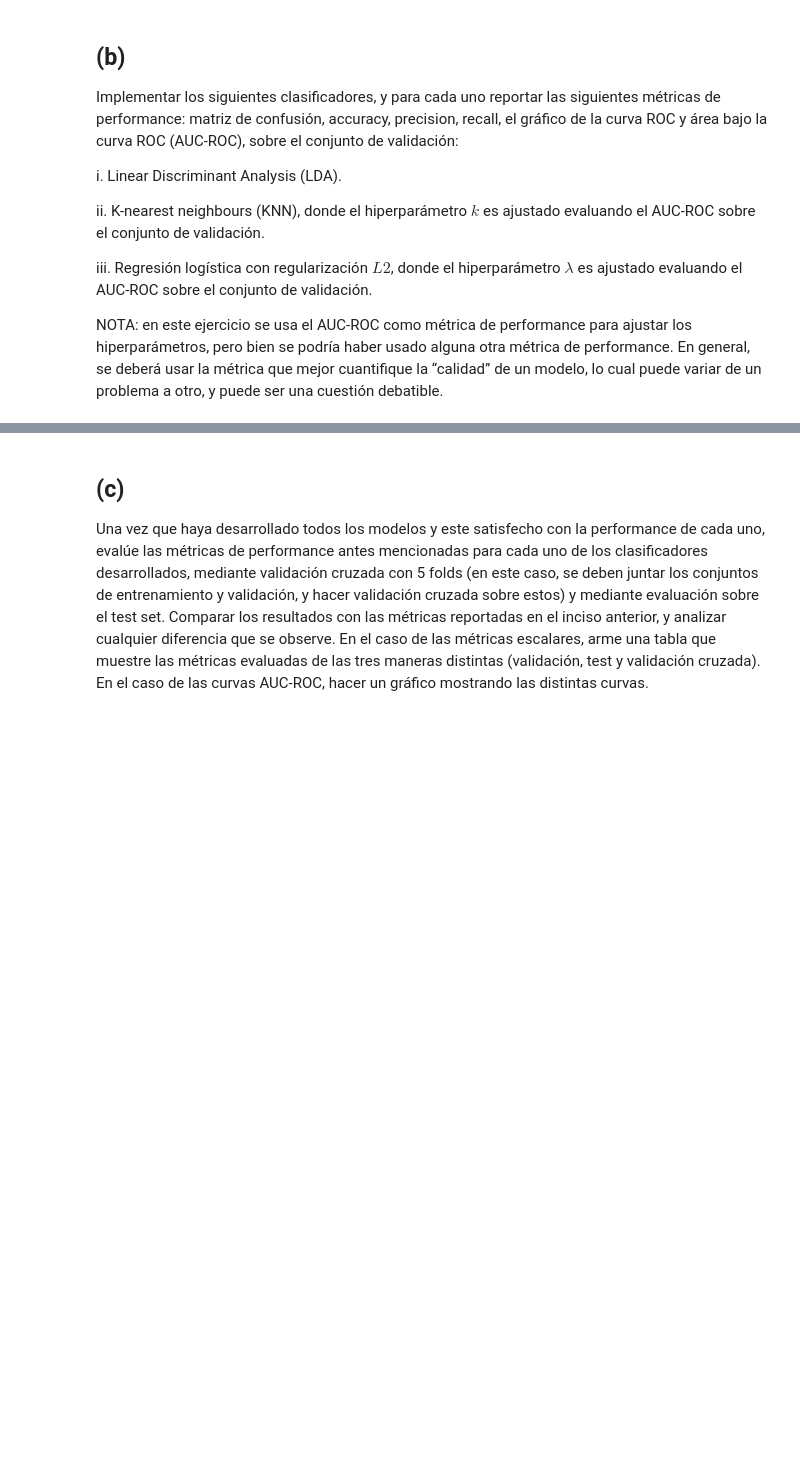
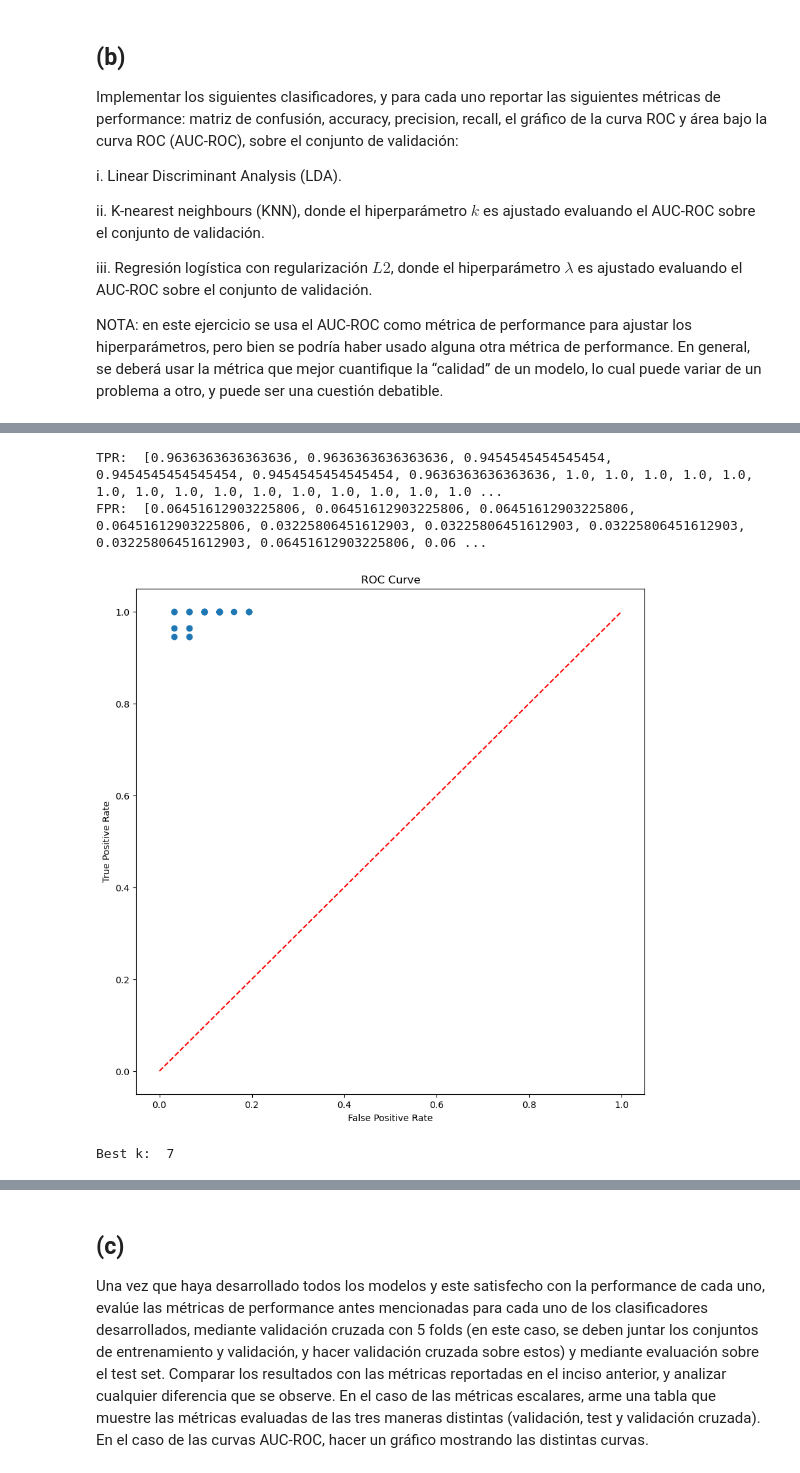
Before and after one commit to maxgubitosi/ML-Classification-Models-from-Scratch, a Jupyter notebook: Problema 1/Problema_1.ipynb, the cells around one changed output, grey strips where cells are left out. Cells and saved outputs as stored; diff of their text form; code cells hidden in the pictures; blank space fills up the shorter version.

```diff
--- a/Problema 1/Problema_1.ipynb
+++ b/Problema 1/Problema_1.ipynb
@@ -91,0 +184,33 @@ LDA shape:  (86, 30)
+# %%
+TPR = []
+FPR = []
+
+for i in range(1, 50):
+    knn_model = KNN(k=i)
+    knn_model.fit(X_train, y_train)
+    y_pred_knn = knn_model.predict(X_test)
+
+    roc_values = roc(y_test, y_pred_knn)
+    TPR.append(roc_values[0])
+    FPR.append(roc_values[1])
+
+print("TPR: ", TPR)
+print("FPR: ", FPR)
+
+# plot ROC curve
+plt.figure(figsize=(10, 10))
+plt.scatter(FPR, TPR)
+plt.plot([0, 1], [0, 1], color='red', linestyle='--')
+plt.xlabel('False Positive Rate')
+plt.ylabel('True Positive Rate')
+plt.title('ROC Curve')
+plt.show()
+
+# Find the best k
+best_k = np.argmax([TPR[i]-FPR[i] for i in range(len(TPR))]) + 1
+print("Best k: ", best_k)
+# %% [output]
+TPR:  [0.9636363636363636, 0.9636363636363636, 0.9454545454545454, 0.9454545454545454, 0.9454545454545454, 0.9636363636363636, 1.0, 1.0, 1.0, 1.0, 1.0, 1.0, 1.0, 1.0, 1.0, 1.0, 1.0, 1.0, 1.0, 1.0, 1.0 ...
+FPR:  [0.06451612903225806, 0.06451612903225806, 0.06451612903225806, 0.06451612903225806, 0.03225806451612903, 0.03225806451612903, 0.03225806451612903, 0.03225806451612903, 0.06451612903225806, 0.06 ...
+[figure, added]
+Best k:  7
```
Also changed, not shown: parts of 9 cells of this notebook, 2 other files.
